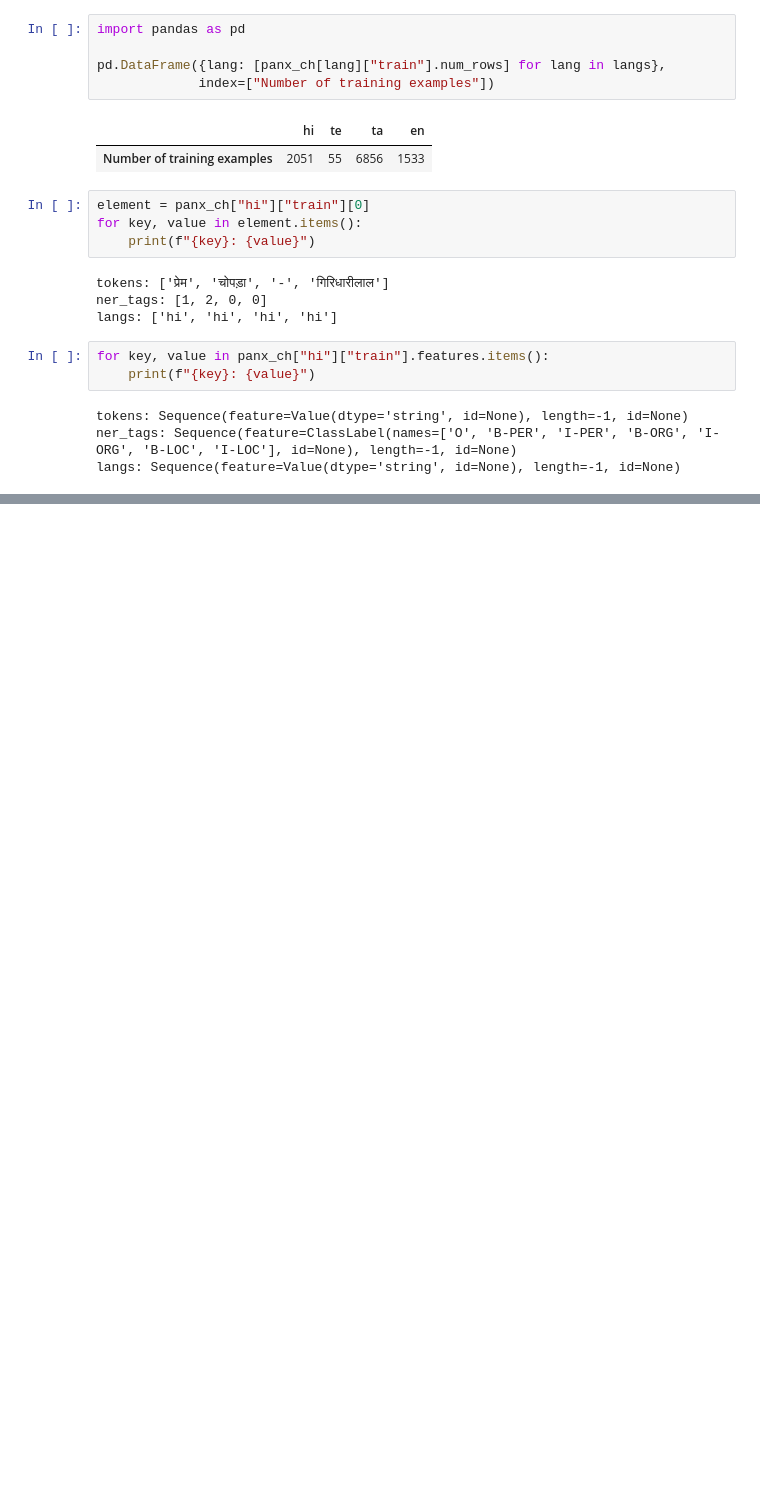
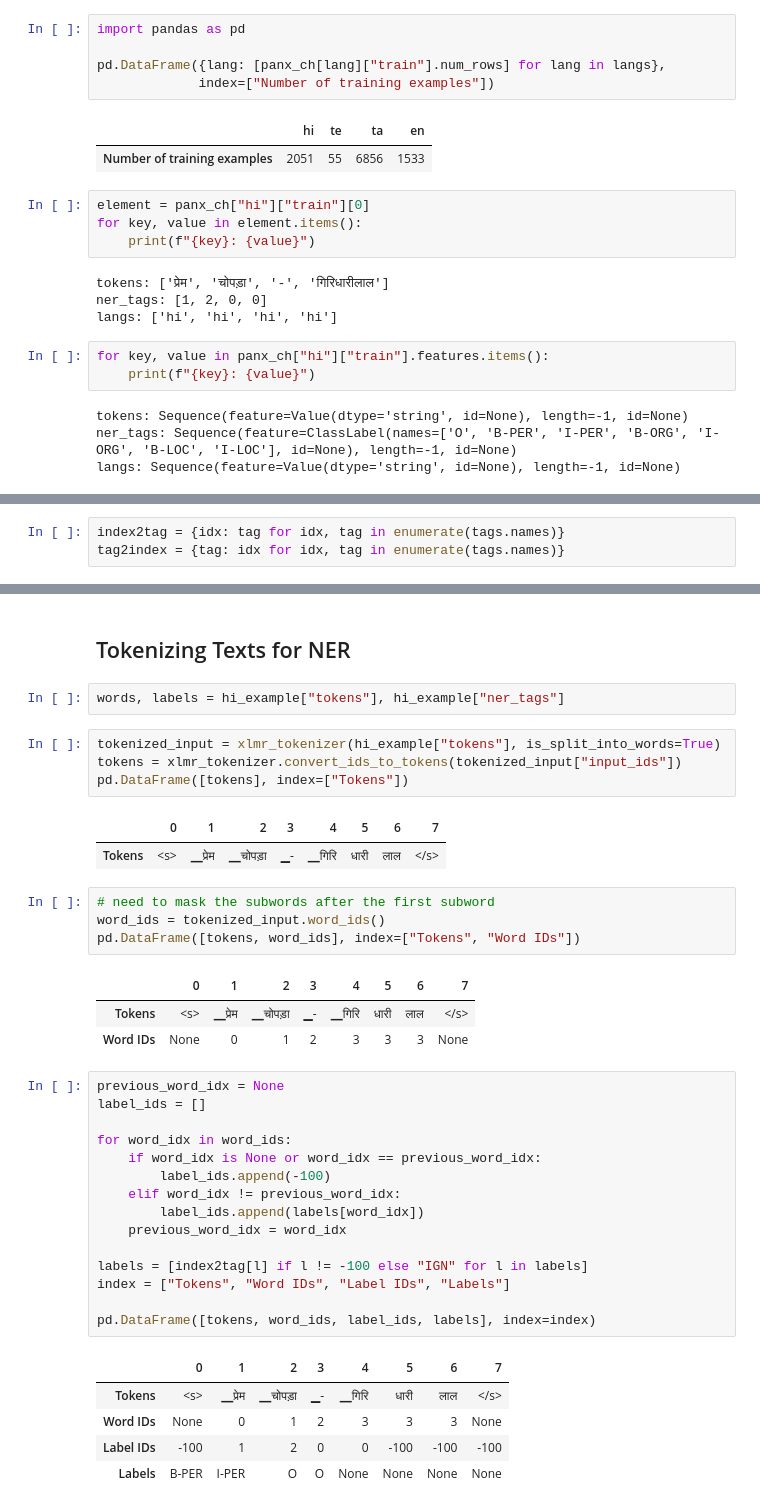
Before and after one commit to the-neural-networker/nlp-with-transformers, a Jupyter notebook: multi-lingual-language-recognition.ipynb, the cells around one changed output, grey strips where cells are left out. Drawn from its saved outputs; the diff is of its cells as text; blank space fills up the shorter version.

```diff
--- a/multi-lingual-language-recognition.ipynb
+++ b/multi-lingual-language-recognition.ipynb
@@ -71,0 +185,3 @@ langs: Sequence(feature=Value(dtype='string', id=None), length=-1, id=None)
+# %%
+index2tag = {idx: tag for idx, tag in enumerate(tags.names)}
+tag2index = {tag: idx for idx, tag in enumerate(tags.names)}
@@ -71,0 +261,40 @@ langs: Sequence(feature=Value(dtype='string', id=None), length=-1, id=None)
+# %% [markdown]
+## Tokenizing Texts for NER
+# %%
+words, labels = hi_example["tokens"], hi_example["ner_tags"]
+# %%
+tokenized_input = xlmr_tokenizer(hi_example["tokens"], is_split_into_words=True)
+tokens = xlmr_tokenizer.convert_ids_to_tokens(tokenized_input["input_ids"])
+pd.DataFrame([tokens], index=["Tokens"])
+# %% [output]
+|  | 0 | 1 | 2 | 3 | 4 | 5 | 6 | 7 |
+| Tokens | <s> | ▁प्रेम | ▁चोपड़ा | ▁- | ▁गिरि | धारी | लाल | </s> |
+# %%
+# need to mask the subwords after the first subword
+word_ids = tokenized_input.word_ids()
+pd.DataFrame([tokens, word_ids], index=["Tokens", "Word IDs"])
+# %% [output]
+|  | 0 | 1 | 2 | 3 | 4 | 5 | 6 | 7 |
+| Tokens | <s> | ▁प्रेम | ▁चोपड़ा | ▁- | ▁गिरि | धारी | लाल | </s> |
+| Word IDs | None | 0 | 1 | 2 | 3 | 3 | 3 | None |
+# %%
+previous_word_idx = None
+label_ids = []
+
+for word_idx in word_ids:
+    if word_idx is None or word_idx == previous_word_idx:
+        label_ids.append(-100)
+    elif word_idx != previous_word_idx:
+        label_ids.append(labels[word_idx])
+    previous_word_idx = word_idx
+
+labels = [index2tag[l] if l != -100 else "IGN" for l in labels]
+index = ["Tokens", "Word IDs", "Label IDs", "Labels"]
+
+pd.DataFrame([tokens, word_ids, label_ids, labels], index=index)
+# %% [output]
+|  | 0 | 1 | 2 | 3 | 4 | 5 | 6 | 7 |
+| Tokens | <s> | ▁प्रेम | ▁चोपड़ा | ▁- | ▁गिरि | धारी | लाल | </s> |
+| Word IDs | None | 0 | 1 | 2 | 3 | 3 | 3 | None |
+| Label IDs | -100 | 1 | 2 | 0 | 0 | -100 | -100 | -100 |
+| Labels | B-PER | I-PER | O | O | None | None | None | None |
```
Also changed, not shown: parts of 27 cells of this notebook.
